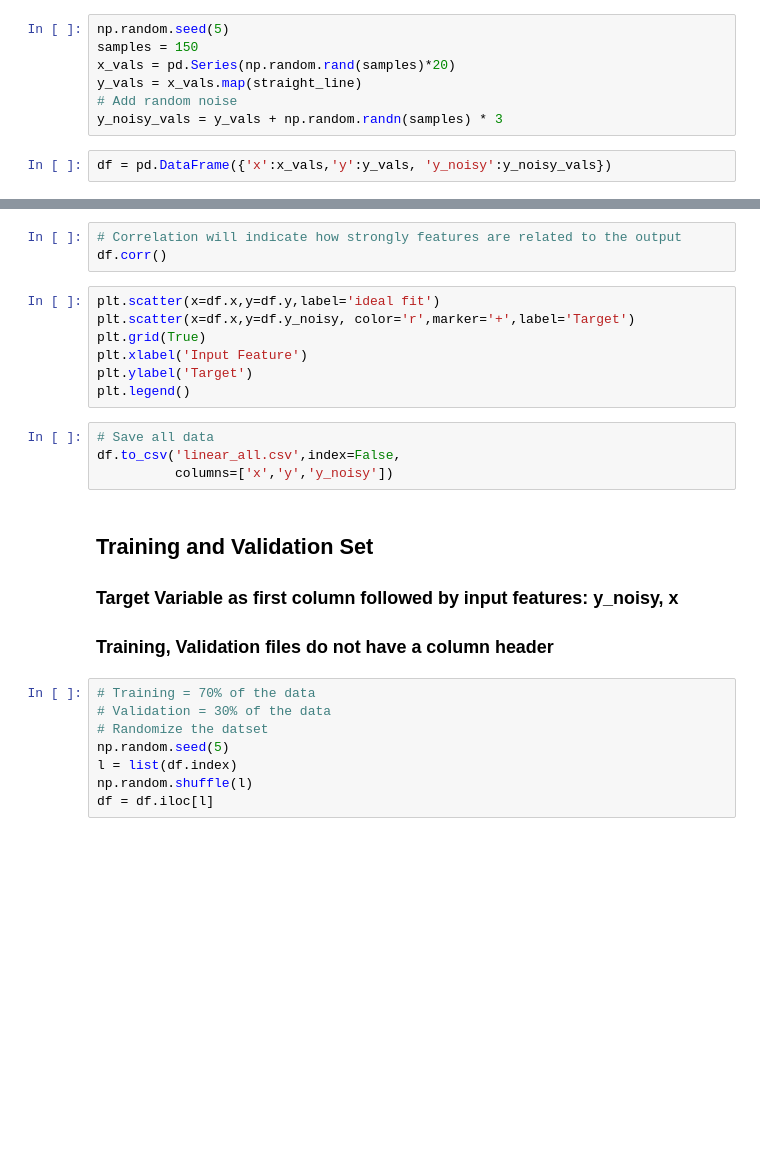
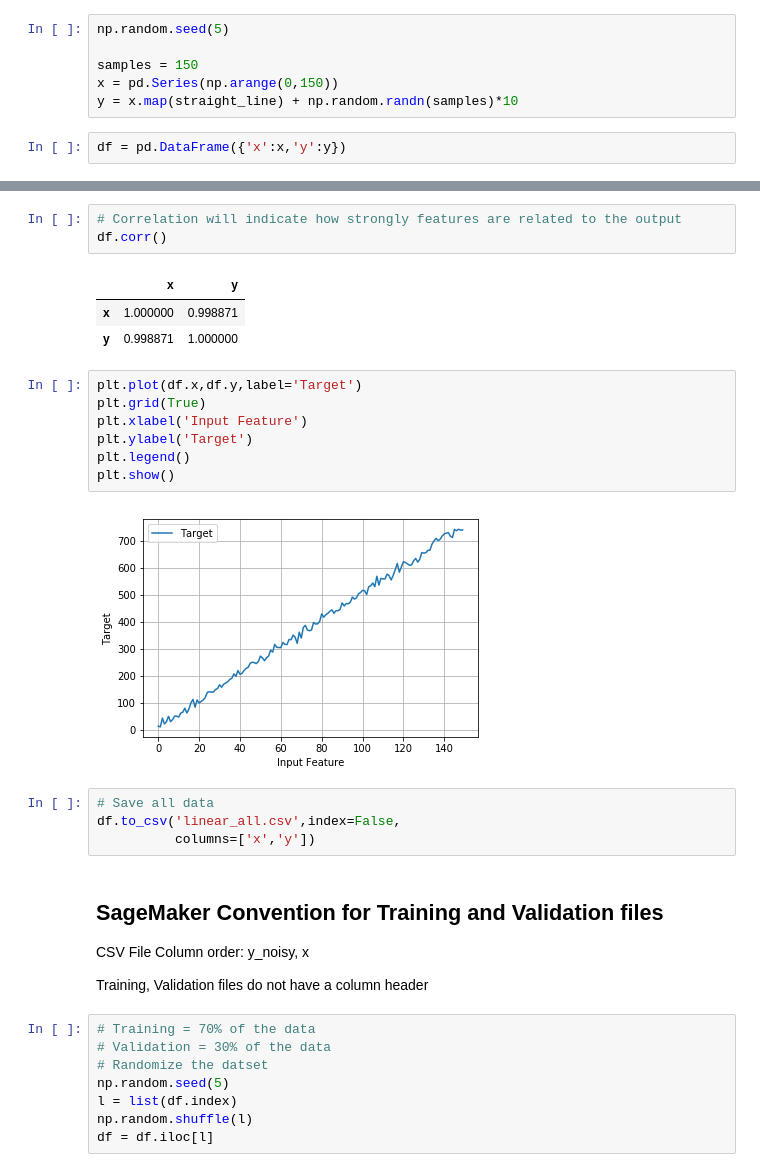
Before and after one commit to ChandraLingam/AmazonSageMakerCourse, a Jupyter notebook: xgboost/LinearAndQuadraticFunctionRegression/linear_data_preparation.ipynb, the cells around one changed output, grey strips where cells are left out. Drawn from its saved outputs; the diff is of its cells as text; blank space fills up the shorter version.

```diff
--- a/xgboost/LinearAndQuadraticFunctionRegression/linear_data_preparation.ipynb
+++ b/xgboost/LinearAndQuadraticFunctionRegression/linear_data_preparation.ipynb
@@ -20,11 +25,10 @@ straight_line(1.254)
 # %%
 np.random.seed(5)
+
 samples = 150
-x_vals = pd.Series(np.random.rand(samples)*20)
-y_vals = x_vals.map(straight_line)
-# Add random noise
-y_noisy_vals = y_vals + np.random.randn(samples) * 3
+x = pd.Series(np.arange(0,150))
+y = x.map(straight_line) + np.random.randn(samples)*10
 # %%
-df = pd.DataFrame({'x':x_vals,'y':y_vals, 'y_noisy':y_noisy_vals})
+df = pd.DataFrame({'x':x,'y':y})
 # %%
 df.head()
@@ -31,21 +42,29 @@ df.head()
 # %%
 # Correlation will indicate how strongly features are related to the output
 df.corr()
+# %% [output]
+|  | x | y |
+| x | 1.000000 | 0.998871 |
+| y | 0.998871 | 1.000000 |
 # %%
-plt.scatter(x=df.x,y=df.y,label='ideal fit')
-plt.scatter(x=df.x,y=df.y_noisy, color='r',marker='+',label='Target')
+plt.plot(df.x,df.y,label='Target')
 plt.grid(True)
 plt.xlabel('Input Feature')
 plt.ylabel('Target')
 plt.legend()
+plt.show()
+# %% [output]
+[figure, added]
 # %%
 # Save all data
 df.to_csv('linear_all.csv',index=False,
-          columns=['x','y','y_noisy'])
+          columns=['x','y'])
 # %% [markdown]
-## Training and Validation Set
-### Target Variable as first column followed by input features: y_noisy, x
-### Training, Validation files do not have a column header
+<h2>SageMaker Convention for Training and Validation files</h2>
+
+CSV File Column order: y_noisy, x
+
+Training, Validation files do not have a column header
 # %%
 # Training = 70% of the data
 # Validation = 30% of the data
```
Also changed, not shown: parts of 12 cells of this notebook, 3 other files.
